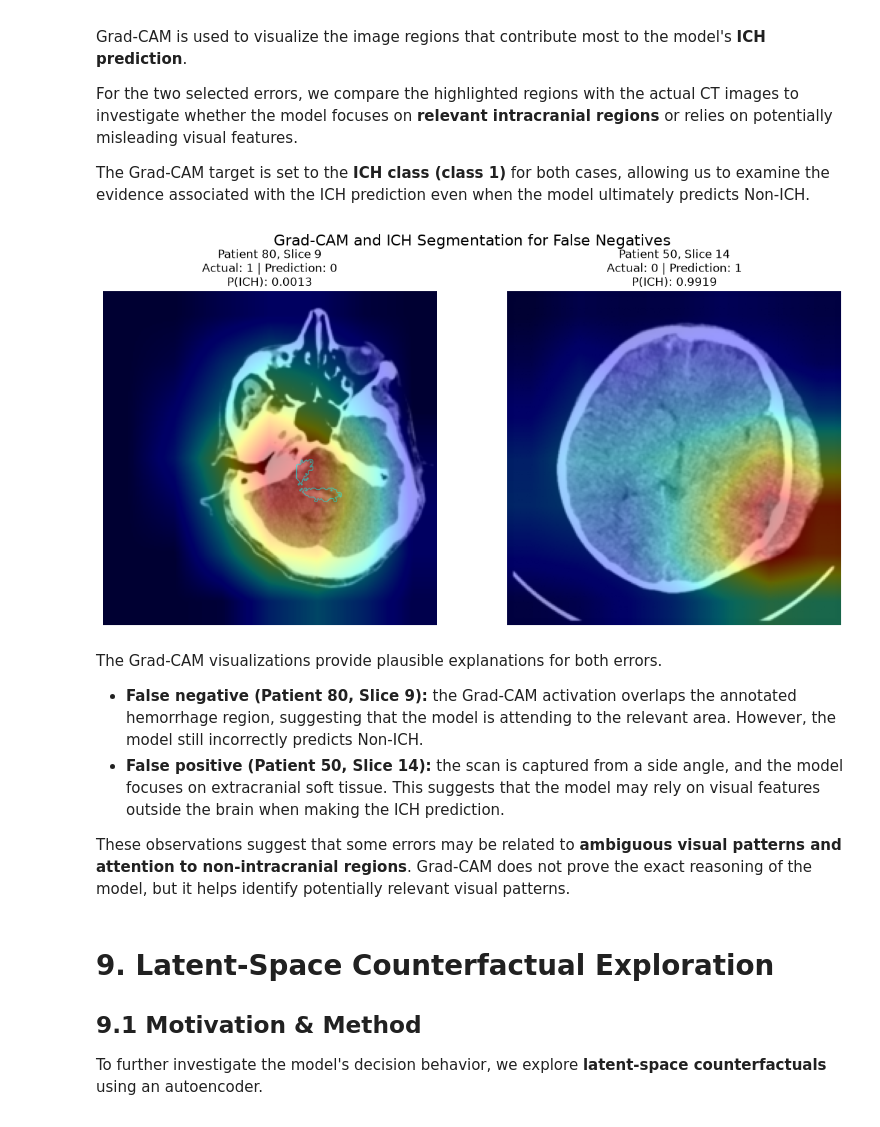
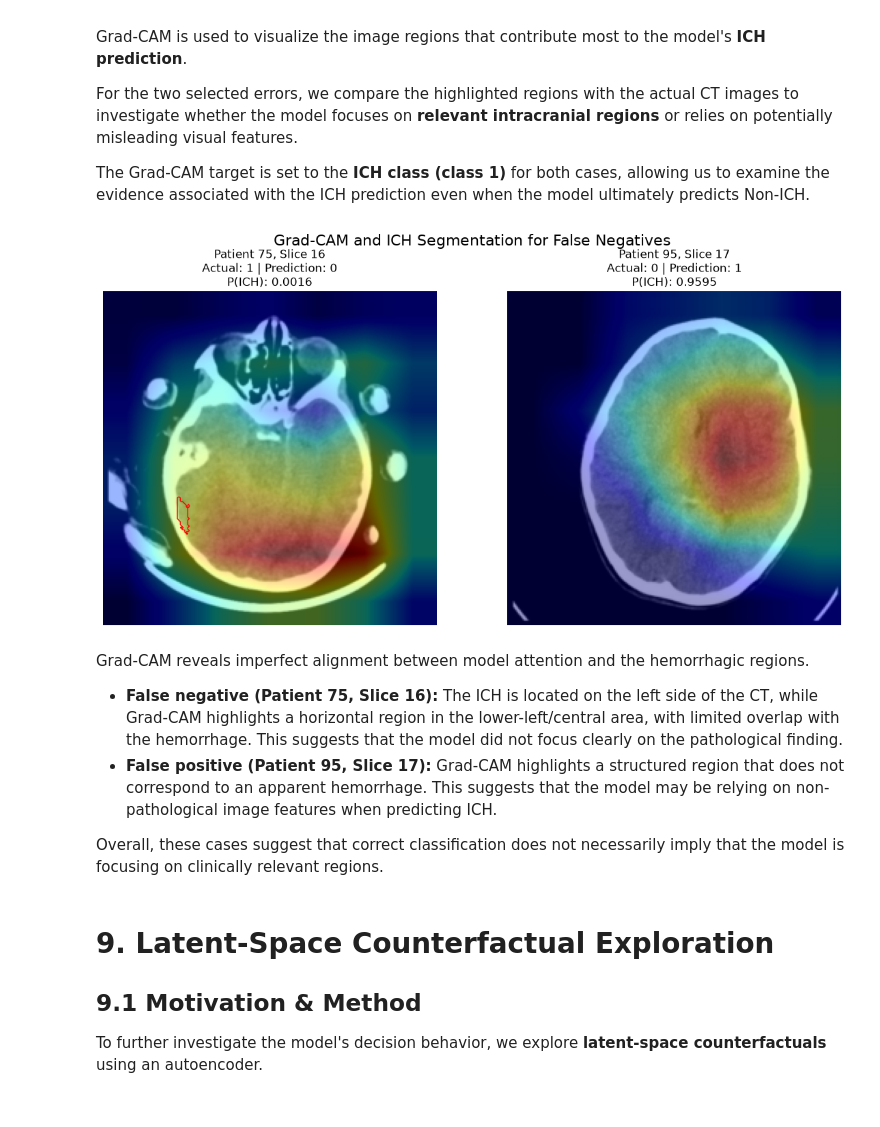
Before and after one commit to MeriemAfafHaddou/explainable-ai-ct-imaging, a Jupyter notebook: brain_ct_xai.ipynb, the cells around one changed output. Cells and saved outputs as stored; diff of their text form; code cells hidden in the pictures.

```diff
--- a/brain_ct_xai.ipynb
+++ b/brain_ct_xai.ipynb
@@ -565,10 +570,7 @@ for fold in cv_folds:
 
     model = create_resnet18(num_classes=2).to(device)
 
-    train_labels = diagnosis_df.loc[
-        diagnosis_df["PatientNumber"].isin(train_patient_ids),
-        "ICH",
-    ].values
+    train_labels = fold["train"]["ICH"].values
 
     class_weights = compute_class_weights(train_labels).to(device)
     criterion = nn.CrossEntropyLoss(weight=class_weights)
@@ -885,7 +735,12 @@ This evaluation provides the final estimate of model performance on previously u
 # %%
 from src.training import evaluate_model
 
-SELECTED_THRESHOLD = 0.7
+SELECTED_THRESHOLD = 0.5
+
+test_patient_ids = set(
+    test_patients["PatientNumber"]
+)
+
 # Test dataset
 test_dataset = CTICHImageDataset(
     diagnosis_df=diagnosis_df,
@@ -1378,8 +1233,8 @@ Two representative misclassifications are selected:
 Both cases are high-confidence errors, making them useful for investigating the limitations of the model's confidence and visual reasoning.
 # %%
 selected_errors = [
-    {"patient": 80, "slice": 9},
-    {"patient": 50, "slice": 14},
+    {"patient": 75, "slice": 16},
+    {"patient": 95, "slice": 17},
 ]
 
 selected_samples = []
@@ -1456,12 +1311,10 @@ grad_cam = GradCAM(
     target_layer=model.layer4[-1],
 )
 # %%
-import numpy as np
-import matplotlib.pyplot as plt
+from pathlib import Path
+
 import torch.nn.functional as F
 from PIL import Image
-from pathlib import Path
-
 
 fig, axes = plt.subplots(
     1,
@@ -1562,43 +1415,42 @@ for i, sample in enumerate(selected_samples):
 
             # Draw segmentation as contour
             axes[i].contour(
                 mask_binary,
                 levels=[0.5],
-                cmap="cool",
+                colors='red',
                 linewidths=1,
-                alpha=0.5,
             )
 
         else:
             print(
                 f"Segmentation not found: {mask_path}"
             )
 
     axes[i].axis("off")
 
     axes[i].set_title(
         f"Patient {patient_id}, Slice {slice_id}\n"
         f"Actual: {actual} | Prediction: {prediction}\n"
         f"P(ICH): {probability:.4f}"
     )
 
 
 fig.suptitle(
     "Grad-CAM and ICH Segmentation for False Negatives",
     fontsize=16,
 )
 
 plt.tight_layout()
 plt.show()
 # %% [output]
-[figure, old version]
+[figure, new version]
 # %% [markdown]
-The Grad-CAM visualizations provide plausible explanations for both errors.
+Grad-CAM reveals imperfect alignment between model attention and the hemorrhagic regions.
 
-* **False negative (Patient 80, Slice 9):** the Grad-CAM activation overlaps the annotated hemorrhage region, suggesting that the model is attending to the relevant area. However, the model still incorrectly predicts Non-ICH.
-* **False positive (Patient 50, Slice 14):** the scan is captured from a side angle, and the model focuses on extracranial soft tissue. This suggests that the model may rely on visual features outside the brain when making the ICH prediction.
+* **False negative (Patient 75, Slice 16):** The ICH is located on the left side of the CT, while Grad-CAM highlights a horizontal region in the lower-left/central area, with limited overlap with the hemorrhage. This suggests that the model did not focus clearly on the pathological finding.
+* **False positive (Patient 95, Slice 17):** Grad-CAM highlights a structured region that does not correspond to an apparent hemorrhage. This suggests that the model may be relying on non-pathological image features when predicting ICH.
 
-These observations suggest that some errors may be related to **ambiguous visual patterns and attention to non-intracranial regions**. Grad-CAM does not prove the exact reasoning of the model, but it helps identify potentially relevant visual patterns.
+Overall, these cases suggest that correct classification does not necessarily imply that the model is focusing on clinically relevant regions.
 # %% [markdown]
 # 9. Latent-Space Counterfactual Exploration
 
```
Also changed, not shown: parts of 32 cells of this notebook.
